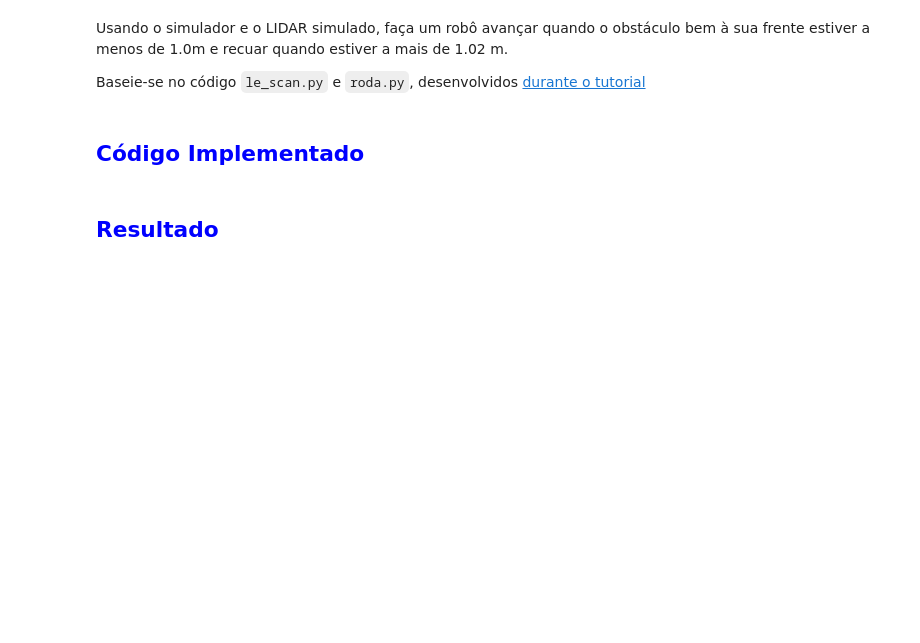
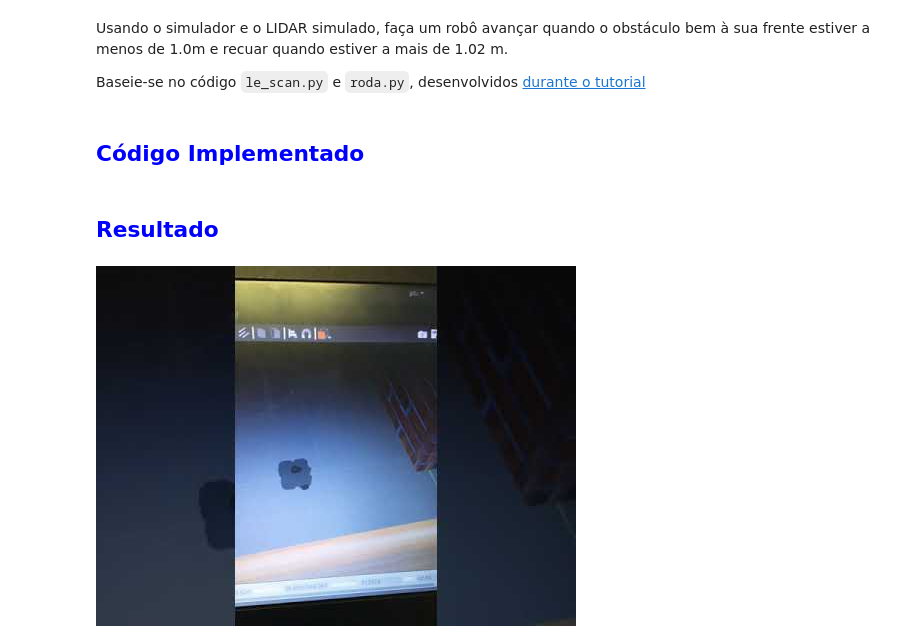
Before and after one commit to luizfelipelazzaron/object-tracking-detection, a Jupyter notebook: atividade_Semana03.ipynb, the cells around one changed output. Cells and saved outputs as stored; diff of their text form; code cells hidden in the pictures; blank space fills up the shorter version.

```diff
--- a/atividade_Semana03.ipynb
+++ b/atividade_Semana03.ipynb
@@ -260,4 +270,6 @@ if __name__=="__main__":
 <h2 style = "color: blue"> Resultado </h2>
 # %%
 from IPython.lib.display import YouTubeVideo
-YouTubeVideo('5zk1olRTjBM')
+YouTubeVideo('phIr3uIK-fU')
+# %% [output]
+[figure, added]
```
Also changed, not shown: parts of 3 cells of this notebook.
